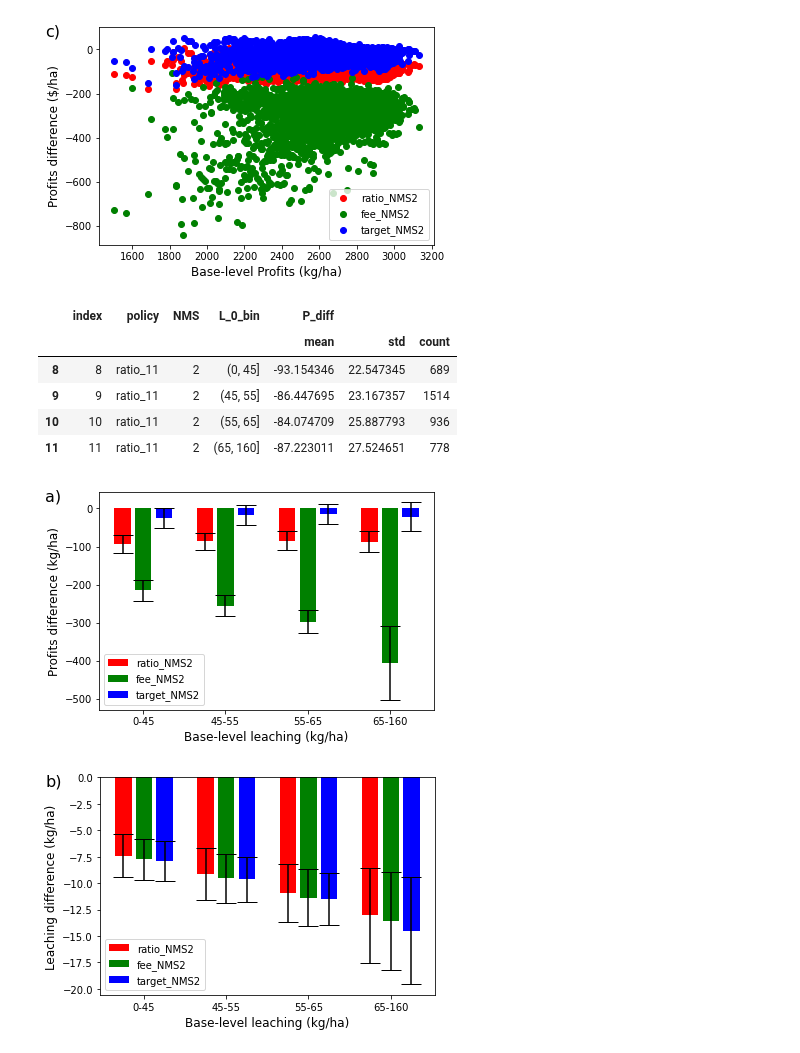
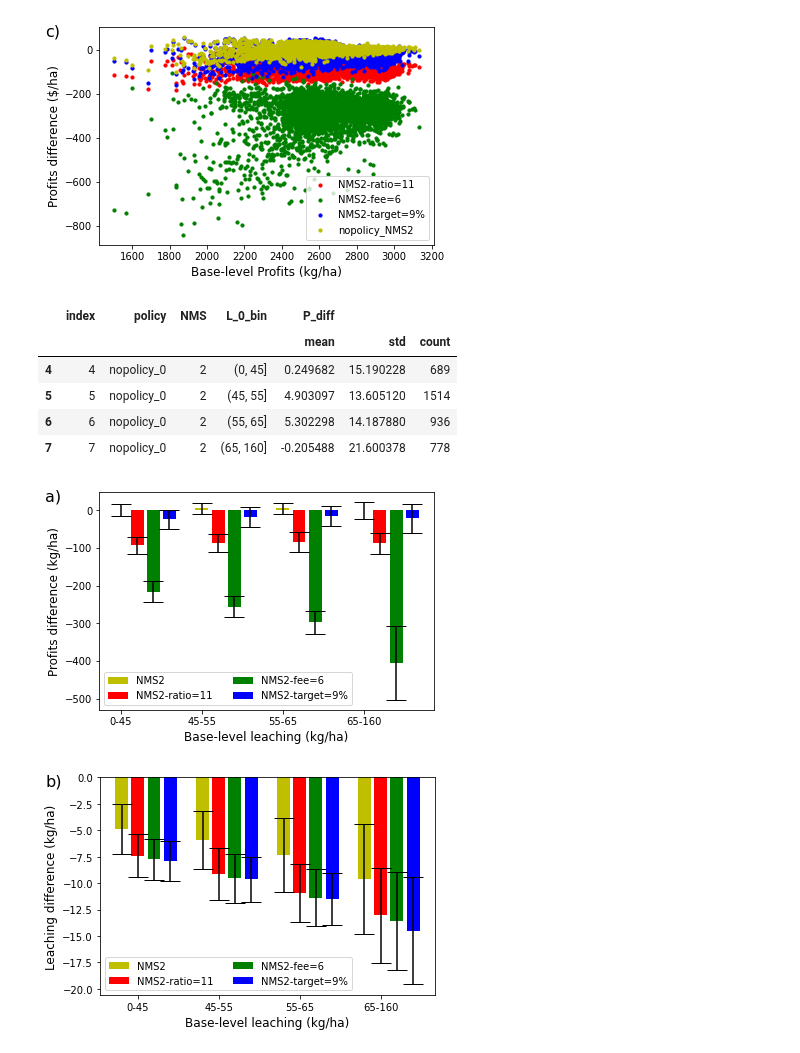
Before and after one commit to germanmandrini/n_policy, a Jupyter notebook: Codes/7a_field_effects.ipynb, the cells around one changed output. Cells and saved outputs as stored; diff of their text form; code cells hidden in the pictures.

```diff
--- a/Codes/7a_field_effects.ipynb
+++ b/Codes/7a_field_effects.ipynb
@@ -11,9 +11,9 @@ W_peak_dt = pyreadr.read_r("/home/germanm2/n_policy_box/Data/files_rds/W_peak_dt
 # %%
 W_peak_dt = W_peak_dt[['NMS','policy']]
 #add the baselevel
-# df = pd.DataFrame({'NMS': ['1'],
-#                    'policy': ['fee_0']})
-# W_peak_dt = W_peak_dt.append(df, ignore_index=True)
+df = pd.DataFrame({'NMS': ['2'],
+                   'policy': ['fee_0']})
+W_peak_dt = W_peak_dt.append(df, ignore_index=True)
 
 #Filter the columns that are at the peak
 keys = list(W_peak_dt.columns.values)
@@ -21,7 +21,7 @@ i1 = perfomances_dt2.set_index(keys).index
 i2 = W_peak_dt.set_index(keys).index
 perfomances_opt_df = perfomances_dt2[i1.isin(i2)].reset_index()
 #Rename the base-level
-# perfomances_opt_df.loc[perfomances_opt_df.policy == "fee_0","policy"]= "base-level"
+perfomances_opt_df.loc[perfomances_opt_df.policy == "fee_0","policy"]= "nopolicy_0"
 # Get the base-level  data and name it with a zero
 baselevel_df = perfomances_dt2.loc[(perfomances_dt2.policy == "fee_0")& (perfomances_dt2.NMS == "1"),['id_10', 'id_field', 'z', 'N_fert','L','P']]
 baselevel_df = baselevel_df.rename(columns={"N_fert":"N_fert_0", "L": "L_0", "P": "P_0"})
@@ -114,9 +102,10 @@ fig, ax = plt.subplots()
 # ax.plot(ratio_1_dt['L_change'], ratio_1_dt['C'], color = 'r', label = 'ratio_NMS1')
 # ax.plot(fee_1_dt['L_change'], fee_1_dt['C'], color = 'g', label = 'fee_NMS1')
 # ax.plot(nred_1_dt['L_change'], nred_1_dt['C'], color = 'b', label = 'target_NMS1')
-ax.scatter(ratio_2_dt['P_0'], ratio_2_dt['P_diff'], color = 'r',  label = 'ratio_NMS2')
-ax.scatter(fee_2_dt['P_0'], fee_2_dt['P_diff'], color = 'g', label = 'fee_NMS2')
-ax.scatter(nred_2_dt['P_0'], nred_2_dt['P_diff'], color = 'b', label = 'target_NMS2')
+ax.scatter(ratio_2_dt['P_0'], ratio_2_dt['P_diff'], color = 'r',  label = 'NMS2-ratio=11', s = 10)
+ax.scatter(fee_2_dt['P_0'], fee_2_dt['P_diff'], color = 'g', label = 'NMS2-fee=6', s = 10)
+ax.scatter(nred_2_dt['P_0'], nred_2_dt['P_diff'], color = 'b', label = 'NMS2-target=9%', s = 10)
+ax.scatter(nopolicy_2_dt['P_0'], nopolicy_2_dt['P_diff'], color = 'y', label = 'nopolicy_NMS2', s = 10)
 # ax.plot(subs_2_dt['L_change'], subs_2_dt['C'], color = 'y', label = 'subs_NMS2')
 
 plt.legend()
@@ -129,7 +118,7 @@ plt.gcf().text(0, 0.85, 'c)', fontsize=16)
 plot_file_name = "/home/germanm2/n_policy_box/Data/figures/field_effects_scatter_c.png"
 plt.savefig(plot_file_name, dpi=300)
 # %% [output]
-[figure, old version]
+[figure, new version]
 # %%
 # BARCHART P_diff by base-level L
 
@@ -149,39 +138,47 @@ bar_dt
 bar_ratio_dt = bar_dt[(bar_dt['policy'] == 'ratio_11') ]
 bar_fee_dt = bar_dt[(bar_dt['policy'] == 'fee_6')]
 bar_nred_dt = bar_dt[(bar_dt['policy'] == 'nred_0.91')]
+bar_nopolicy_dt = bar_dt[(bar_dt['policy'] == 'nopolicy_0')]
 
 fig, ax = plt.subplots()
 
-pos = [0,4,8,12]
-pos2 = [x + 1 for x in pos]
-pos3 = [x + 2 for x in pos]
+pos1 = [0,5,10,15]
+pos2 = [x + 1 for x in pos1]
+pos3 = [x + 2 for x in pos1]
+pos4 = [x + 3 for x in pos1]
 
-ax.bar(x = pos, height = bar_ratio_dt['P_diff']['mean'],color = 'r', label = 'ratio_NMS2',
+ax.bar(x = pos1, height = bar_nopolicy_dt['P_diff']['mean'],color = 'y', label = 'NMS2',
+      yerr=bar_nopolicy_dt['P_diff']['std'],align='center', alpha=1, ecolor='black', capsize=10)
+
+ax.bar(x = pos2, height = bar_ratio_dt['P_diff']['mean'],color = 'r', label = 'NMS2-ratio=11',
       yerr=bar_ratio_dt['P_diff']['std'],align='center', alpha=1, ecolor='black', capsize=10)
 
-ax.bar(x = pos2, height = bar_fee_dt['P_diff']['mean'],color = 'g', label = 'fee_NMS2',
+ax.bar(x = pos3, height = bar_fee_dt['P_diff']['mean'],color = 'g', label = 'NMS2-fee=6',
       yerr=bar_fee_dt['P_diff']['std'],align='center', alpha=1, ecolor='black', capsize=10)
 
-ax.bar(x = pos3, height = bar_nred_dt['P_diff']['mean'],color = 'b', label = 'target_NMS2',
+ax.bar(x = pos4, height = bar_nred_dt['P_diff']['mean'],color = 'b', label = 'NMS2-target=9%',
       yerr=bar_nred_dt['P_diff']['std'],align='center', alpha=1, ecolor='black', capsize=10)
+
+
+
 plt.legend()
 
 plt.xlabel("Base-level leaching (kg/ha)", size = 12)
 plt.ylabel("Profits difference (kg/ha)", size = 12)
 plt.gcf().text(0, 0.85, 'a)', fontsize=16)
-plt.xticks(pos2, ['0-45', '45-55', '55-65', '65-160'])
-plt.legend()
+plt.xticks(pos1, ['0-45', '45-55', '55-65', '65-160'])
+plt.legend(ncol=2)
 plot_file_name = "/home/germanm2/n_policy_box/Data/figures/field_effects_bar_a.png"
 plt.savefig(plot_file_name, dpi=300)
-bar_ratio_dt
+bar_nopolicy_dt
 # %% [output]
 |  | index | policy | NMS | L_0_bin | P_diff |  |  |
 |  |  |  |  |  | mean | std | count |
-| 8 | 8 | ratio_11 | 2 | (0, 45] | -93.154346 | 22.547345 | 689 |
-| 9 | 9 | ratio_11 | 2 | (45, 55] | -86.447695 | 23.167357 | 1514 |
-| 10 | 10 | ratio_11 | 2 | (55, 65] | -84.074709 | 25.887793 | 936 |
-| 11 | 11 | ratio_11 | 2 | (65, 160] | -87.223011 | 27.524651 | 778 |
+| 4 | 4 | nopolicy_0 | 2 | (0, 45] | 0.249682 | 15.190228 | 689 |
+| 5 | 5 | nopolicy_0 | 2 | (45, 55] | 4.903097 | 13.605120 | 1514 |
+| 6 | 6 | nopolicy_0 | 2 | (55, 65] | 5.302298 | 14.187880 | 936 |
+| 7 | 7 | nopolicy_0 | 2 | (65, 160] | -0.205488 | 21.600378 | 778 |
-[figure, old version]
+[figure, new version]
 # %%
 # BARCHART L change by base-level L
 
@@ -192,42 +189,47 @@ cut_bins = [0, 45, 55, 65, 160]
 
 perfomances_opt_df2['L_0_bin'] = pd.cut(perfomances_opt_df2['L_0'], bins=cut_bins)
 perfomances_opt_df2
 
 bar_dt = perfomances_opt_df2[perfomances_opt_df2.NMS == '2'].groupby(['policy', 'NMS', 'L_0_bin'],
                                                                      as_index=False).agg(
                       {'L_diff':['mean','std', 'count']}).reset_index()
 bar_dt
 
 bar_ratio_dt = bar_dt[(bar_dt['policy'] == 'ratio_11') ]
 bar_fee_dt = bar_dt[(bar_dt['policy'] == 'fee_6')]
 bar_nred_dt = bar_dt[(bar_dt['policy'] == 'nred_0.91')]
+bar_nopolicy_dt = bar_dt[(bar_dt['policy'] == 'nopolicy_0')]
 
 fig, ax = plt.subplots()
 
-pos = [0,4,8,12]
-pos2 = [x + 1 for x in pos]
-pos3 = [x + 2 for x in pos]
+pos1 = [0,5,10,15]
+pos2 = [x + 1 for x in pos1]
+pos3 = [x + 2 for x in pos1]
+pos4 = [x + 3 for x in pos1]
 
-ax.bar(x = pos, height = bar_ratio_dt['L_diff']['mean'],color = 'r',label = 'ratio_NMS2',
+ax.bar(x = pos1, height = bar_nopolicy_dt['L_diff']['mean'],color = 'y', label = 'NMS2',
+      yerr=bar_nopolicy_dt['L_diff']['std'],align='center', alpha=1, ecolor='black', capsize=10)
+
+ax.bar(x = pos2, height = bar_ratio_dt['L_diff']['mean'],color = 'r',label = 'NMS2-ratio=11',
       yerr=bar_ratio_dt['L_diff']['std'],align='center', alpha=1, ecolor='black', capsize=10)
 
-ax.bar(x = pos2, height = bar_fee_dt['L_diff']['mean'],color = 'g',label = 'fee_NMS2',
+ax.bar(x = pos3, height = bar_fee_dt['L_diff']['mean'],color = 'g',label = 'NMS2-fee=6',
       yerr=bar_fee_dt['L_diff']['std'],align='center', alpha=1, ecolor='black', capsize=10)
 
-ax.bar(x = pos3, height = bar_nred_dt['L_diff']['mean'],color = 'b',label = 'target_NMS2',
+ax.bar(x = pos4, height = bar_nred_dt['L_diff']['mean'],color = 'b',label = 'NMS2-target=9%',
       yerr=bar_nred_dt['L_diff']['std'],align='center', alpha=1, ecolor='black', capsize=10)
-plt.legend()
+
 
 plt.gcf().text(0, 0.85, 'b)', fontsize=16)
 plt.xlabel("Base-level leaching (kg/ha)", size = 12)
 plt.ylabel("Leaching difference (kg/ha)", size = 12)
 
 plt.xticks(pos2, ['0-45', '45-55', '55-65', '65-160'])
-
+plt.legend(ncol=2)
 plot_file_name = "/home/germanm2/n_policy_box/Data/figures/field_effects_bar_b.png"
 plt.savefig(plot_file_name, dpi=300)
 # %% [output]
-[figure, old version]
+[figure, new version]
 # %%
 # BARCHART P_diff change by base-level L
 
```
Also changed, not shown: parts of 9 cells of this notebook, 3 other files.
